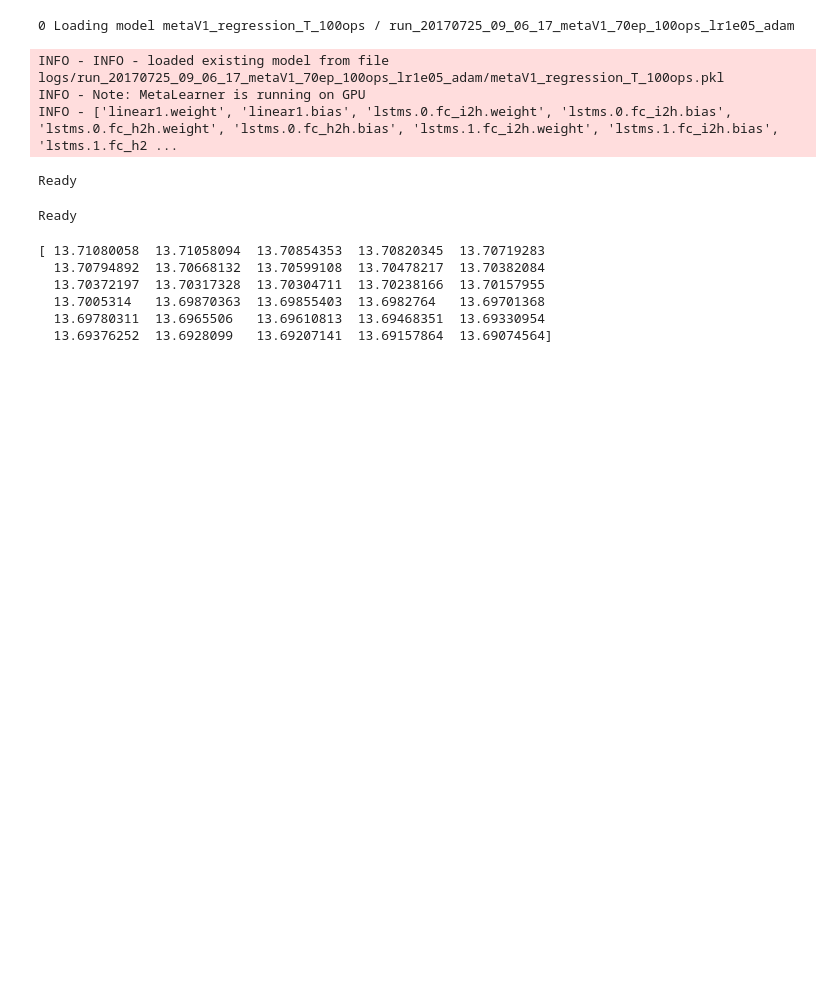
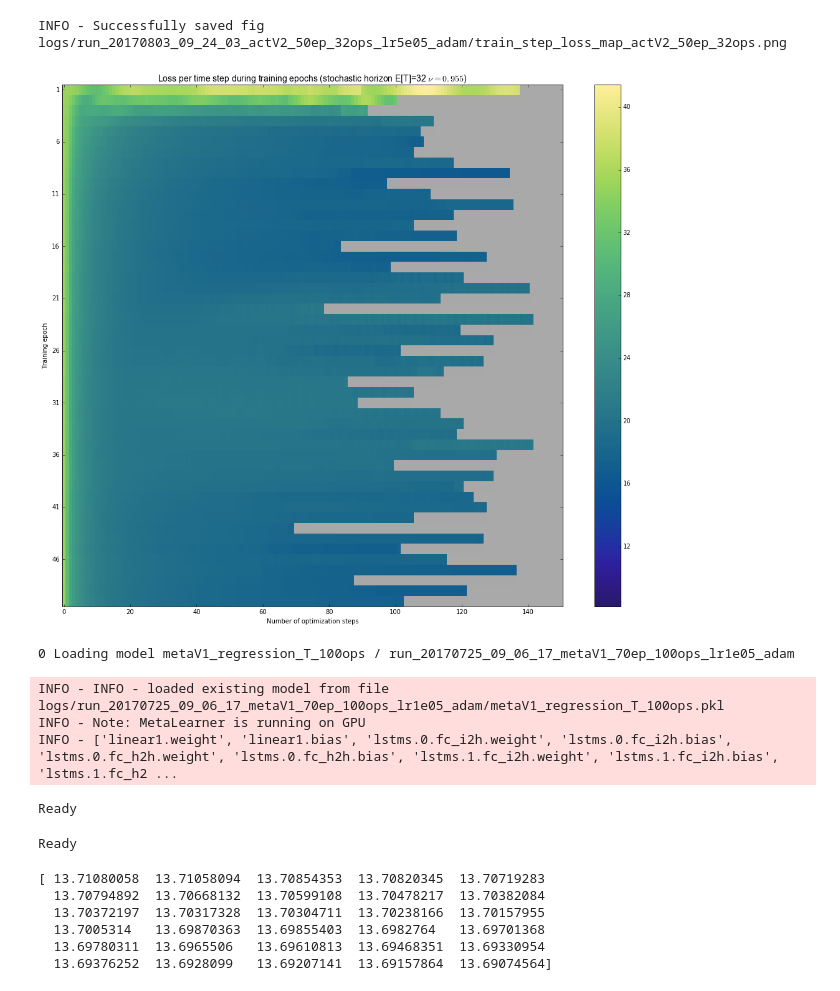
Before and after one commit to toologicbv/meta_learner, a Jupyter notebook: regressionT_results_1.ipynb, the cells around one changed output. Cells and saved outputs as stored; diff of their text form; code cells hidden in the pictures; blank space fills up the shorter version.

Commit message:
added heat map for training step losses...final

```diff
--- a/regressionT_results_1.ipynb
+++ b/regressionT_results_1.ipynb
@@ -42,6 +43,13 @@ from utils.regression import RegressionWithStudentT
 
 %load_ext autoreload
 %autoreload 2
+# %%
+exp = get_experiment("run_20170803_09_24_03_actV2_50ep_32ops_lr5e05_adam")
+# exp = get_experiment("run_20170802_22_41_39_metaV1_10ep_50ops_lr3e05_adam")
+plot_image_training_loss(exp, do_show=True, do_save=True)
+# %% [output]
+INFO - Successfully saved fig logs/run_20170803_09_24_03_actV2_50ep_32ops_lr5e05_adam/train_step_loss_map_actV2_50ep_32ops.png
+[figure, added]
 # %%
 expers_to_load = [# Meta V1 model regressionT
                   (True, "run_20170725_09_06_17_metaV1_70ep_100ops_lr1e05_adam"),
```
Also changed, not shown: parts of 1 cell of this notebook, 4 other files.
